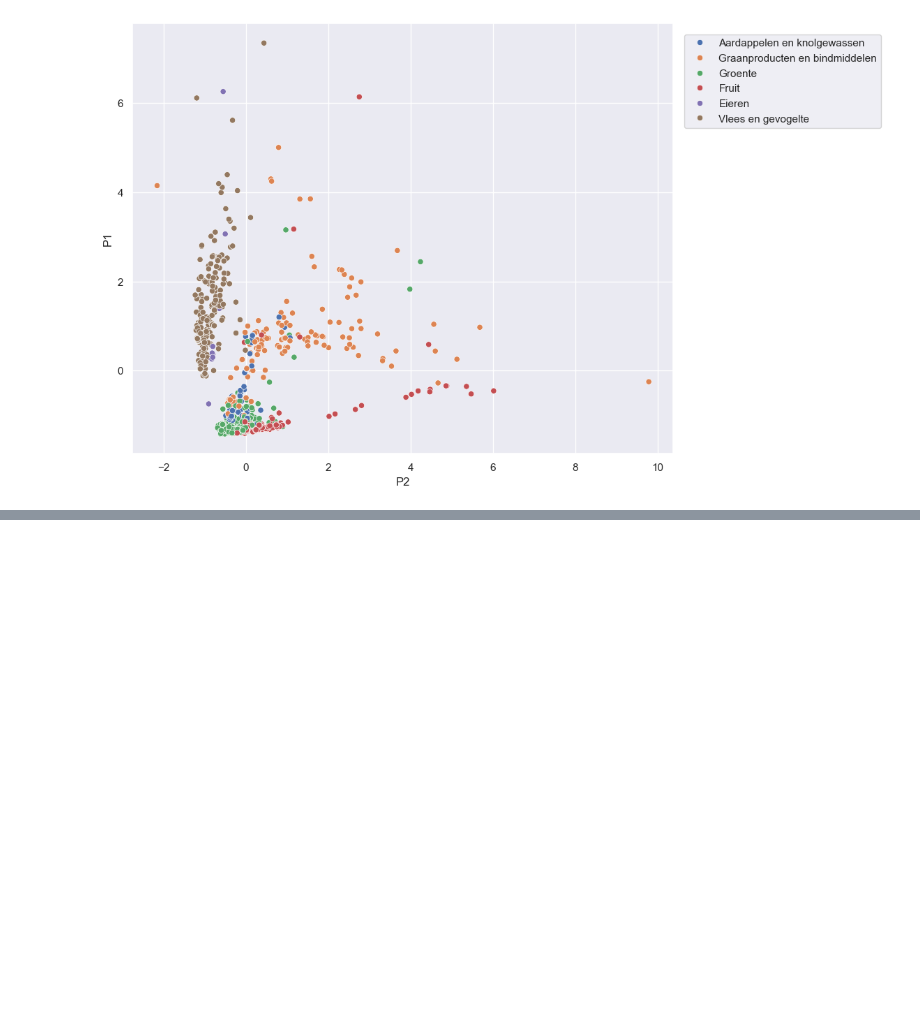
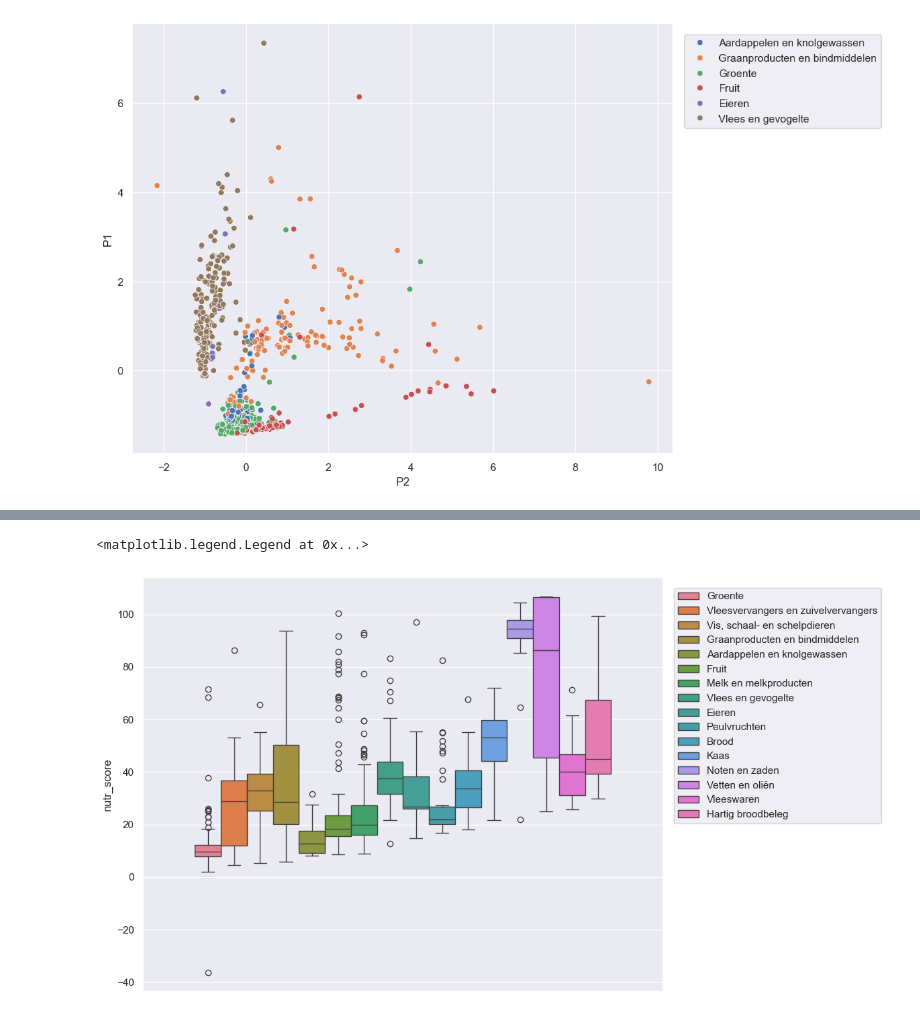
Before and after one commit to jgray1996/food_informer, a Jupyter notebook: final_asignment.ipynb, the cells around one changed output, grey strips where cells are left out. Drawn from its saved outputs; the diff is of its cells as text; code cells hidden in the pictures; blank space fills up the shorter version.

```diff
--- a/final_asignment.ipynb
+++ b/final_asignment.ipynb
@@ -175,0 +189,12 @@ Above we can see the
+# %%
+nevo["nutr_score"] = (nevo["ENERCC (kcal)"].transform(np.log) +
+                      nevo["FAT (g)"]+
+                      nevo["PROT (g)"] +
+                      nevo["SUGAR (g)"] +
+                      nevo["FIBT (g)"]) / 1 - ((nevo["NA (mg)"] + 1e-6 )/1000)**2
+# %%
+sns.boxplot(data=nevo.sort_values("nutr_score"), y = "nutr_score", hue="Voedingsmiddelgroep")
+plt.legend(bbox_to_anchor=(1.001, 1), loc='upper left', borderaxespad=1)
+# %% [output]
+<matplotlib.legend.Legend at 0x...>
+[figure, added]
```
Also changed, not shown: parts of 16 cells of this notebook.
